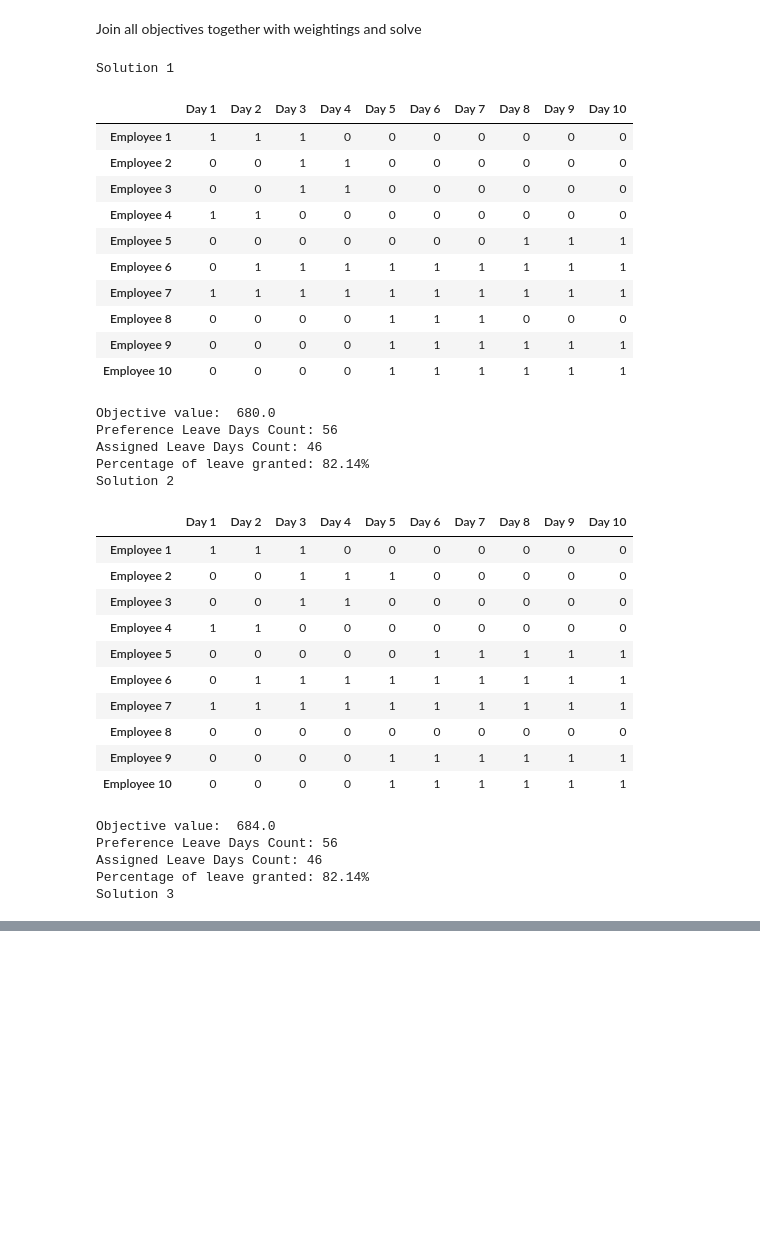
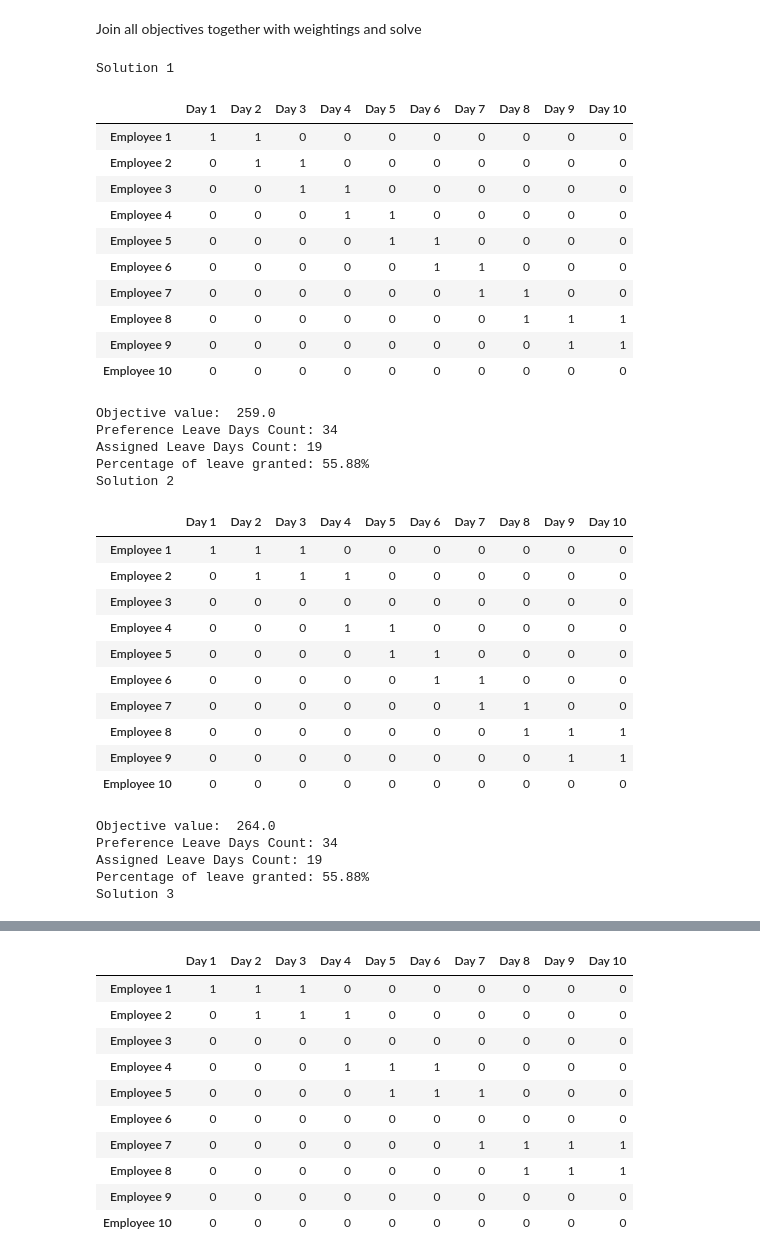
Before and after one commit to surrr3/Dissertation, a Jupyter notebook: examples/Google OR Tools/googleORTrial3.ipynb, the cells around one changed output, grey strips where cells are left out. Drawn from its saved outputs; the diff is of its cells as text; code cells hidden in the pictures; blank space fills up the shorter version.

```diff
--- a/examples/Google OR Tools/googleORTrial3.ipynb
+++ b/examples/Google OR Tools/googleORTrial3.ipynb
@@ -130,7 +130,14 @@ Ensuring that maximum daily leave quota is not exceeded (denoted by array Q)
 $\forall d \in D,  \sum_{e=0}^E L(e,d) \leq (|E| * Q(d))$
 # %%
 
-# calculate number of staff * staff_limit for each day
 for d in range(num_days):
-    print(d)
-    model.Add(sum(l[e, d] for e in range(num_staff)) <= grade_daily_quotas[grades[e]][d])
+
+    for grade in range(5):
+
+        staff_in_grade = [e for e in range(num_staff) if grades[e] == grade]
+
+        grade_allocation = sum(l[e, d] for e in staff_in_grade)
+
+        model.Add(grade_allocation <= grade_daily_quotas[grade][d])
+
+    # model.Add(sum(l[e, d] for e in range(num_staff)) <= grade_daily_quotas[grades[e]][d])
@@ -305,55 +301,55 @@ class SolutionPrinter(cp_model.CpSolverSolutionCallback):
     def solutionCount(self):
         return self._solution_count
 # %%
-solution_limit = 10
+solution_limit = 100
 solution_printer = SolutionPrinter(num_staff, num_days, l, solution_limit)
 
 solver = cp_model.CpSolver()
 # solver.parameters.linearization_level = 0
-solver.parameters.max_time_in_seconds = 10.0
+solver.parameters.max_time_in_seconds = 60
 
 solver.parameters.enumerate_all_solutions = True
 
 solver.Solve(model, solution_printer)
 
 # Statistics.
 print("\nStatistics")
 print(f"  - conflicts: {solver.num_conflicts}")
 print(f"  - branches : {solver.num_branches}")
 print(f"  - wall time: {solver.wall_time}s")
 # %% [output]
 Solution 1
 |  | Day 1 | Day 2 | Day 3 | Day 4 | Day 5 | Day 6 | Day 7 | Day 8 | Day 9 | Day 10 |
-| Employee 1 | 1 | 1 | 1 | 0 | 0 | 0 | 0 | 0 | 0 | 0 |
-| Employee 2 | 0 | 0 | 1 | 1 | 0 | 0 | 0 | 0 | 0 | 0 |
+| Employee 1 | 1 | 1 | 0 | 0 | 0 | 0 | 0 | 0 | 0 | 0 |
+| Employee 2 | 0 | 1 | 1 | 0 | 0 | 0 | 0 | 0 | 0 | 0 |
 | Employee 3 | 0 | 0 | 1 | 1 | 0 | 0 | 0 | 0 | 0 | 0 |
-| Employee 4 | 1 | 1 | 0 | 0 | 0 | 0 | 0 | 0 | 0 | 0 |
-| Employee 5 | 0 | 0 | 0 | 0 | 0 | 0 | 0 | 1 | 1 | 1 |
-| Employee 6 | 0 | 1 | 1 | 1 | 1 | 1 | 1 | 1 | 1 | 1 |
-| Employee 7 | 1 | 1 | 1 | 1 | 1 | 1 | 1 | 1 | 1 | 1 |
-| Employee 8 | 0 | 0 | 0 | 0 | 1 | 1 | 1 | 0 | 0 | 0 |
-| Employee 9 | 0 | 0 | 0 | 0 | 1 | 1 | 1 | 1 | 1 | 1 |
-| Employee 10 | 0 | 0 | 0 | 0 | 1 | 1 | 1 | 1 | 1 | 1 |
+| Employee 4 | 0 | 0 | 0 | 1 | 1 | 0 | 0 | 0 | 0 | 0 |
+| Employee 5 | 0 | 0 | 0 | 0 | 1 | 1 | 0 | 0 | 0 | 0 |
+| Employee 6 | 0 | 0 | 0 | 0 | 0 | 1 | 1 | 0 | 0 | 0 |
+| Employee 7 | 0 | 0 | 0 | 0 | 0 | 0 | 1 | 1 | 0 | 0 |
+| Employee 8 | 0 | 0 | 0 | 0 | 0 | 0 | 0 | 1 | 1 | 1 |
+| Employee 9 | 0 | 0 | 0 | 0 | 0 | 0 | 0 | 0 | 1 | 1 |
+| Employee 10 | 0 | 0 | 0 | 0 | 0 | 0 | 0 | 0 | 0 | 0 |
-Objective value:  680.0
-Preference Leave Days Count: 56
-Assigned Leave Days Count: 46
-Percentage of leave granted: 82.14%
+Objective value:  259.0
+Preference Leave Days Count: 34
+Assigned Leave Days Count: 19
+Percentage of leave granted: 55.88%
 Solution 2
 |  | Day 1 | Day 2 | Day 3 | Day 4 | Day 5 | Day 6 | Day 7 | Day 8 | Day 9 | Day 10 |
 | Employee 1 | 1 | 1 | 1 | 0 | 0 | 0 | 0 | 0 | 0 | 0 |
-| Employee 2 | 0 | 0 | 1 | 1 | 1 | 0 | 0 | 0 | 0 | 0 |
-| Employee 3 | 0 | 0 | 1 | 1 | 0 | 0 | 0 | 0 | 0 | 0 |
-| Employee 4 | 1 | 1 | 0 | 0 | 0 | 0 | 0 | 0 | 0 | 0 |
-| Employee 5 | 0 | 0 | 0 | 0 | 0 | 1 | 1 | 1 | 1 | 1 |
-| Employee 6 | 0 | 1 | 1 | 1 | 1 | 1 | 1 | 1 | 1 | 1 |
-| Employee 7 | 1 | 1 | 1 | 1 | 1 | 1 | 1 | 1 | 1 | 1 |
-| Employee 8 | 0 | 0 | 0 | 0 | 0 | 0 | 0 | 0 | 0 | 0 |
-| Employee 9 | 0 | 0 | 0 | 0 | 1 | 1 | 1 | 1 | 1 | 1 |
-| Employee 10 | 0 | 0 | 0 | 0 | 1 | 1 | 1 | 1 | 1 | 1 |
+| Employee 2 | 0 | 1 | 1 | 1 | 0 | 0 | 0 | 0 | 0 | 0 |
+| Employee 3 | 0 | 0 | 0 | 0 | 0 | 0 | 0 | 0 | 0 | 0 |
+| Employee 4 | 0 | 0 | 0 | 1 | 1 | 0 | 0 | 0 | 0 | 0 |
+| Employee 5 | 0 | 0 | 0 | 0 | 1 | 1 | 0 | 0 | 0 | 0 |
+| Employee 6 | 0 | 0 | 0 | 0 | 0 | 1 | 1 | 0 | 0 | 0 |
+| Employee 7 | 0 | 0 | 0 | 0 | 0 | 0 | 1 | 1 | 0 | 0 |
+| Employee 8 | 0 | 0 | 0 | 0 | 0 | 0 | 0 | 1 | 1 | 1 |
+| Employee 9 | 0 | 0 | 0 | 0 | 0 | 0 | 0 | 0 | 1 | 1 |
+| Employee 10 | 0 | 0 | 0 | 0 | 0 | 0 | 0 | 0 | 0 | 0 |
-Objective value:  684.0
-Preference Leave Days Count: 56
-Assigned Leave Days Count: 46
-Percentage of leave granted: 82.14%
+Objective value:  264.0
+Preference Leave Days Count: 34
+Assigned Leave Days Count: 19
+Percentage of leave granted: 55.88%
 Solution 3
 |  | Day 1 | Day 2 | Day 3 | Day 4 | Day 5 | Day 6 | Day 7 | Day 8 | Day 9 | Day 10 |
 | Employee 1 | 1 | 1 | 1 | 0 | 0 | 0 | 0 | 0 | 0 | 0 |
@@ -377,0 +370,11 @@ Statistics
+|  | Day 1 | Day 2 | Day 3 | Day 4 | Day 5 | Day 6 | Day 7 | Day 8 | Day 9 | Day 10 |
+| Employee 1 | 1 | 1 | 1 | 0 | 0 | 0 | 0 | 0 | 0 | 0 |
+| Employee 2 | 0 | 1 | 1 | 1 | 0 | 0 | 0 | 0 | 0 | 0 |
+| Employee 3 | 0 | 0 | 0 | 0 | 0 | 0 | 0 | 0 | 0 | 0 |
+| Employee 4 | 0 | 0 | 0 | 1 | 1 | 1 | 0 | 0 | 0 | 0 |
+| Employee 5 | 0 | 0 | 0 | 0 | 1 | 1 | 1 | 0 | 0 | 0 |
+| Employee 6 | 0 | 0 | 0 | 0 | 0 | 0 | 0 | 0 | 0 | 0 |
+| Employee 7 | 0 | 0 | 0 | 0 | 0 | 0 | 1 | 1 | 1 | 1 |
+| Employee 8 | 0 | 0 | 0 | 0 | 0 | 0 | 0 | 1 | 1 | 1 |
+| Employee 9 | 0 | 0 | 0 | 0 | 0 | 0 | 0 | 0 | 0 | 0 |
+| Employee 10 | 0 | 0 | 0 | 0 | 0 | 0 | 0 | 0 | 0 | 0 |
```
Also changed, not shown: parts of 3 cells of this notebook, 5 other files.
